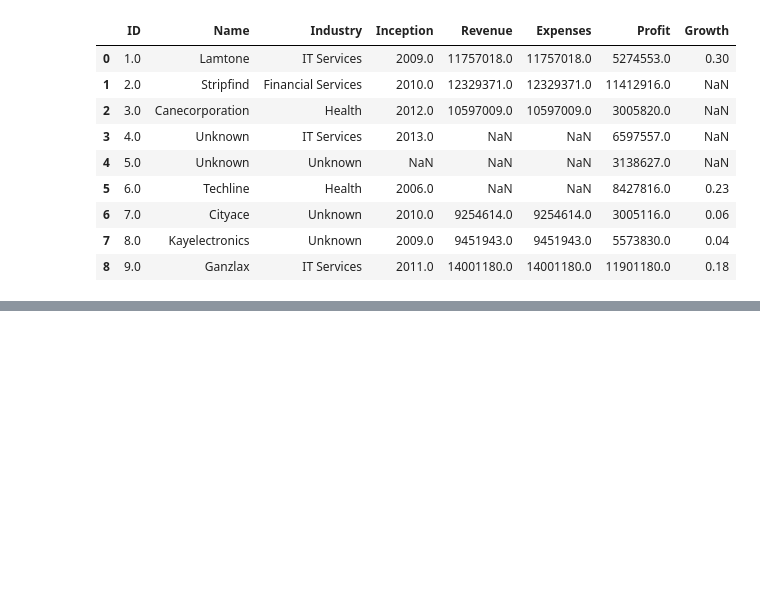
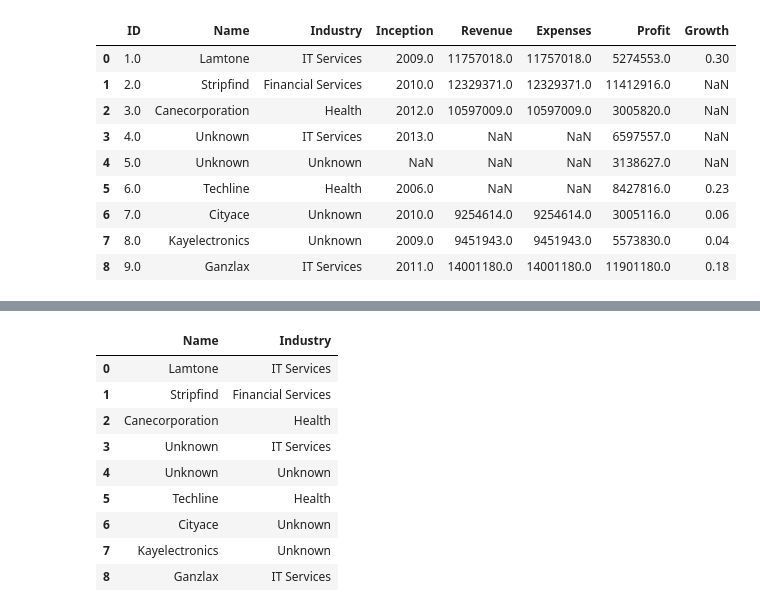
Before and after one commit to Akashyadav-codes/Data_Analyst_Jupyter, a Jupyter notebook: panda.ipynb, the cells around one changed output, grey strips where cells are left out. Saved outputs shown, nothing was run; the diff lists cells and outputs as text; code cells hidden in the pictures; blank space fills up the shorter version.

```diff
--- a/panda.ipynb
+++ b/panda.ipynb
@@ -1545,0 +1534,13 @@ df
+# %%
+df.select_dtypes(["object"])
+# %% [output]
+|  | Name | Industry |
+| 0 | Lamtone | IT Services |
+| 1 | Stripfind | Financial Services |
+| 2 | Canecorporation | Health |
+| 3 | Unknown | IT Services |
+| 4 | Unknown | Unknown |
+| 5 | Techline | Health |
+| 6 | Cityace | Unknown |
+| 7 | Kayelectronics | Unknown |
+| 8 | Ganzlax | IT Services |
```
Also changed, not shown: parts of 1 cell of this notebook.
